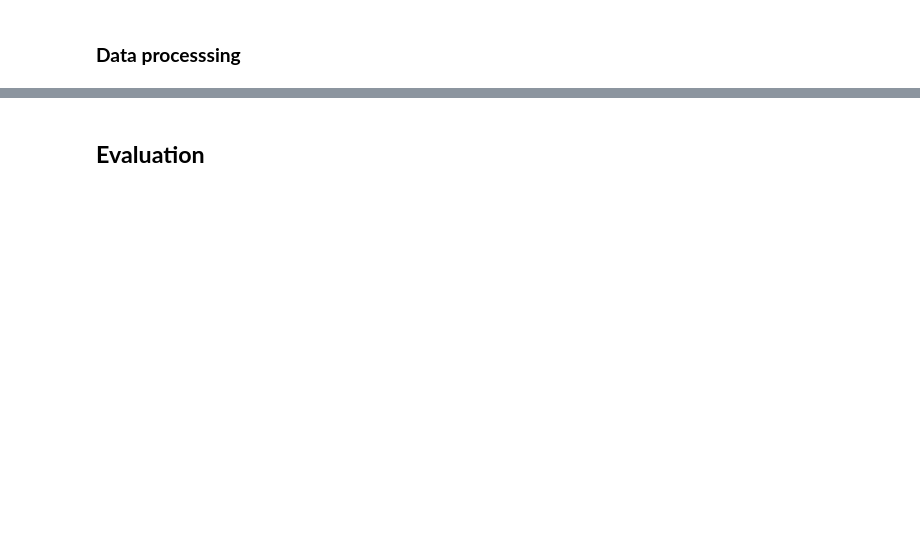
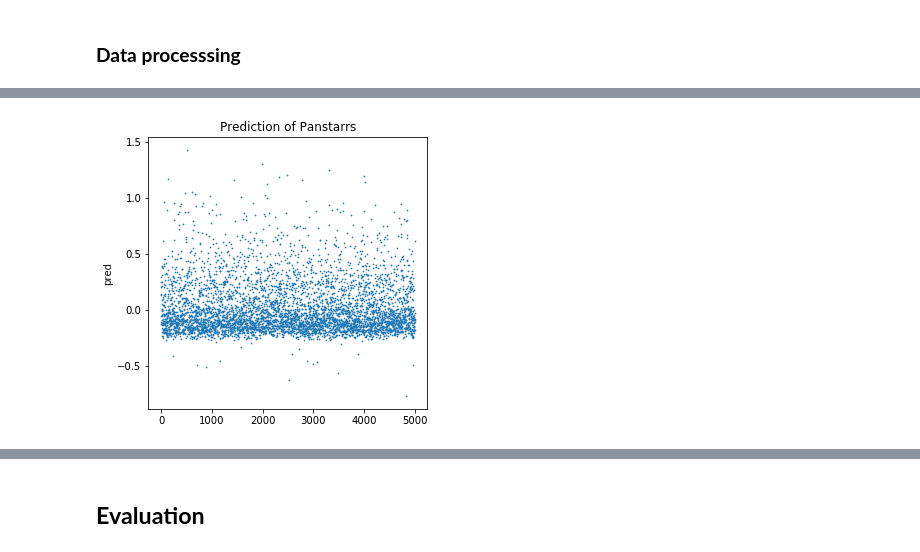
Before and after one commit to shuaigezhu/starDist, a Jupyter notebook: Three_mag_lambda.ipynb, the cells around one changed output, grey strips where cells are left out. Drawn from its saved outputs; the diff is of its cells as text; code cells hidden in the pictures; blank space fills up the shorter version.

```diff
--- a/Three_mag_lambda.ipynb
+++ b/Three_mag_lambda.ipynb
@@ -796,0 +775,5 @@ print(test_norm_x.shape)
+# %%
+#selected attributes
+selectedf = ['ra', 'dec', 'PSFMag', 'wavelength']
+pan_selected_df = pan_df.loc[:, selectedf]
+pan_selected_df.head()
@@ -796,0 +787,7 @@ print(test_norm_x.shape)
+# %%
+locations = np.random.choice(pan_selected_df.shape[0],
+                                 size=5000,
+                                 replace=False)
+pan_target_x = np.array(pan_selected_df)[locations,:]
+pan_target_x = Normalization(pan_target_x)
+pd.DataFrame(pan_target_x).head()
@@ -916,0 +937,87 @@ Iteration: 800, loss: -0.6708713173866272
+# %%
+TRAINING_ITERATIONS = 10000 #@param {type:"number"}
+MAX_CONTEXT_POINTS = 50 #@param {type:"number"}
+PLOT_AFTER = 200 #@param {type:"number"}
+HIDDEN_SIZE = 128 #@param {type:"number"}
+MODEL_TYPE = 'ANP' #@param ['NP','ANP']
+ATTENTION_TYPE = 'multihead' #@param ['uniform','laplace','dot_product','multihead']
+random_kernel_parameters=True #@param {type:"boolean"}
+
+tf.reset_default_graph()
+
+# Sizes of the layers of the MLPs for the encoders and decoder
+# The final output layer of the decoder outputs two values, one for the mean and
+# one for the variance of the prediction at the target location
+latent_encoder_output_sizes = [HIDDEN_SIZE]*4
+num_latents = HIDDEN_SIZE
+deterministic_encoder_output_sizes= [HIDDEN_SIZE]*4
+decoder_output_sizes = [HIDDEN_SIZE]*2 + [2]
+use_deterministic_path = True
+
+# ANP with multihead attention
+if MODEL_TYPE == 'ANP':
+  attention = Attention(rep='mlp', output_sizes=[HIDDEN_SIZE]*2,
+                        att_type='multihead')
+# NP - equivalent to uniform attention
+elif MODEL_TYPE == 'NP':
+  attention = Attention(rep='identity', output_sizes=None, att_type='uniform')
+else:
+  raise NameError("MODEL_TYPE not among ['ANP,'NP']")
+
+# Define the model
+model = LatentModel(latent_encoder_output_sizes, num_latents,
+                    decoder_output_sizes, use_deterministic_path,
+                    deterministic_encoder_output_sizes, attention)
+
+# Define data
+batch_size = 50
+print("start wrapping data...")
+print("start wrapping training data...")
+train_query, train_target_y, train_num_total_points, train_num_context_points = datawrap(train_norm_x, train_norm_y, batch_size)
+print("finish...")
+print("start wrapping testing data...")
+test_query, test_target_y, test_num_total_points, test_num_context_points = pan_testdatawrap(test_norm_x, test_norm_y, pan_target_x, test_norm_x.shape[0])
+
+# Define the loss
+_, _, log_prob, LL, _, loss = model(train_query, train_num_total_points,
+                                 train_target_y)
+print("finish wrapping data...")
+# Get the predicted mean and variance at the target points for the testing set
+mu, sigma, _, _, _, _ = model(test_query, test_num_total_points)
+
+# Set up the optimizer and train step
+optimizer = tf.train.AdamOptimizer(1e-4)
+global_step = tf.train.get_or_create_global_step()
+train_step = optimizer.minimize(loss, global_step=global_step)
+init = tf.initialize_all_variables()
+
+#initialize best loss and LL
+best_loss = 100000
+
+LL_set = []
+LL_set_x = []
+saver = tf.train.Saver(max_to_keep=1)
+# Train and plot
+print("doing prediction...")
+with tf.train.MonitoredTrainingSession(checkpoint_dir="./model/model.ckpt", save_checkpoint_secs=600) as sess:
+  sess.run(init)
+  ckpt = tf.train.get_checkpoint_state("./model/model.ckpt")
+  if ckpt and ckpt.model_checkpoint_path:
+            # Restores from checkpoint
+    saver.restore(sess, ckpt.model_checkpoint_path)
+  for it in range(TRAINING_ITERATIONS):
+    sess.run([train_step])
+
+    # Plot the predictions in `PLOT_AFTER` intervals
+    if it % PLOT_AFTER == 0:
+      pred_y, std_y, whole_query = sess.run([ mu, sigma, test_query])
+
+      plt.figure(figsize=(5,5))
+      plt.scatter(np.arange(pan_target_x.shape[0]), pred_y[:,test_norm_x.shape[0]:,:], s=0.5)
+      plt.xlabel('')
+      plt.ylabel('pred')
+      plt.title(r'Prediction of Panstarrs')
+      plt.show()
+
+      print('Iteration: {}, prediction: {}'.format(it, pred_y))
+# %% [output]
@@ -916,0 +1038 @@ Iteration: 800, loss: -0.6708713173866272
+[figure, added]
```
Also changed, not shown: parts of 30 cells of this notebook.
